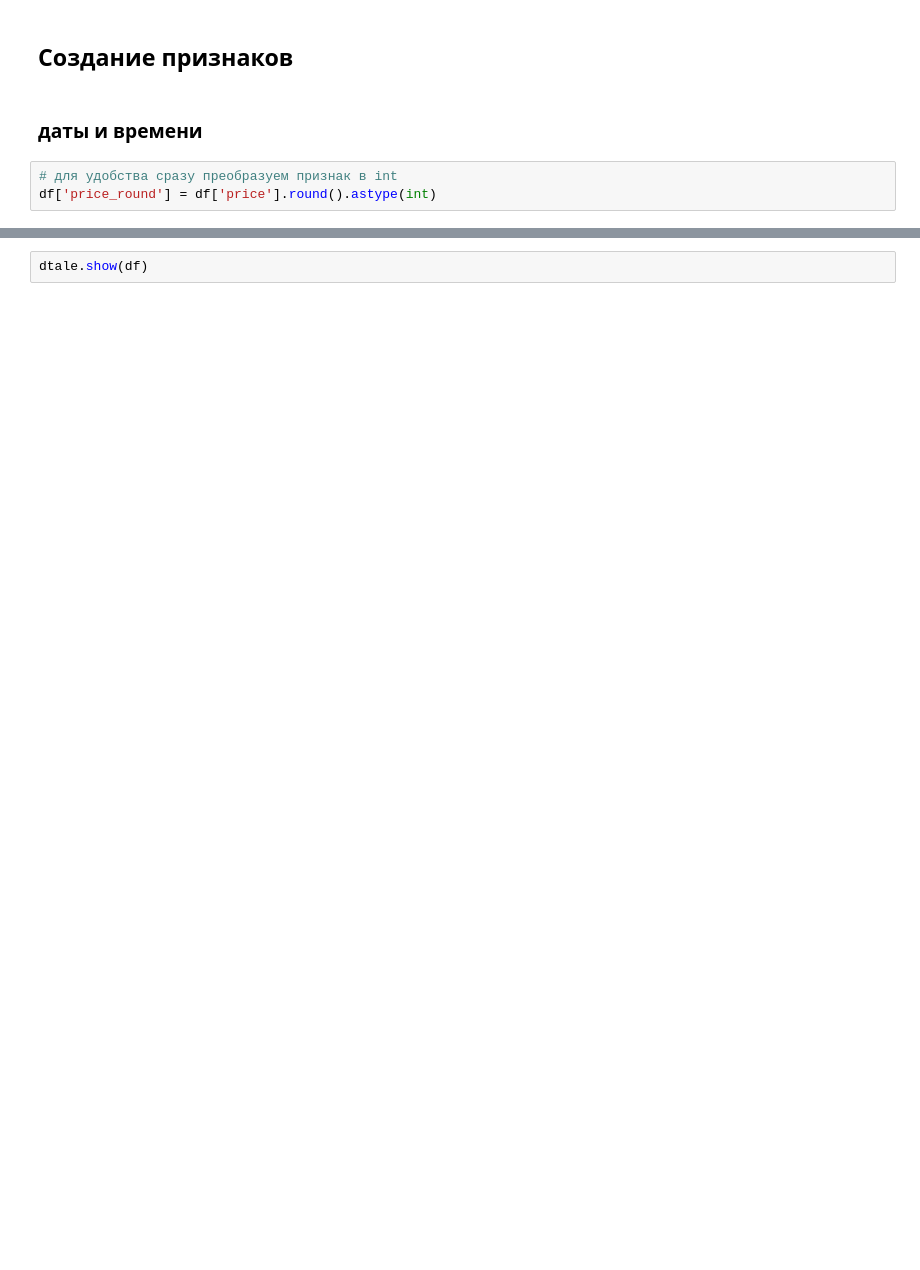
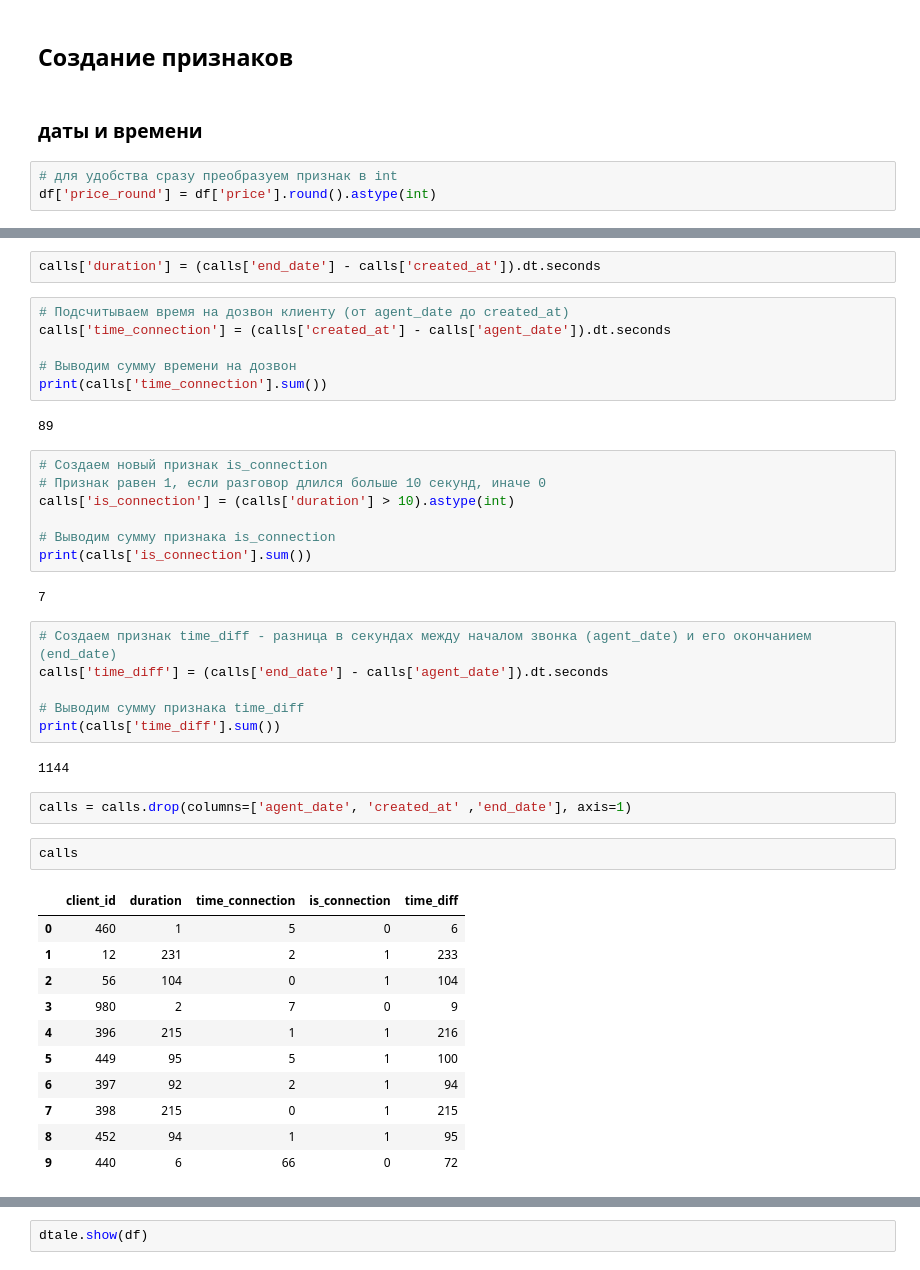
Before and after one commit to makss33323/S_F, a Jupyter notebook: EDA-3. Проектирование признаков/Проектирование_признаков.ipynb, the cells around one changed output, grey strips where cells are left out. Drawn from its saved outputs; the diff is of its cells as text; blank space fills up the shorter version.

```diff
--- a/EDA-3. Проектирование признаков/Проектирование_признаков.ipynb
+++ b/EDA-3. Проектирование признаков/Проектирование_признаков.ipynb
@@ -66,0 +196,43 @@ df['year'] = df.apply(lambda row: extract_wine_year(row['title'], row['designati
+# %%
+calls['duration'] = (calls['end_date'] - calls['created_at']).dt.seconds
+# %%
+# Подсчитываем время на дозвон клиенту (от agent_date до created_at)
+calls['time_connection'] = (calls['created_at'] - calls['agent_date']).dt.seconds
+
+# Выводим сумму времени на дозвон
+print(calls['time_connection'].sum())
+# %% [output]
+89
+# %%
+# Создаем новый признак is_connection
+# Признак равен 1, если разговор длился больше 10 секунд, иначе 0
+calls['is_connection'] = (calls['duration'] > 10).astype(int)
+
+# Выводим сумму признака is_connection
+print(calls['is_connection'].sum())
+# %% [output]
+7
+# %%
+# Создаем признак time_diff - разница в секундах между началом звонка (agent_date) и его окончанием (end_date)
+calls['time_diff'] = (calls['end_date'] - calls['agent_date']).dt.seconds
+
+# Выводим сумму признака time_diff
+print(calls['time_diff'].sum())
+# %% [output]
+1144
+# %%
+calls = calls.drop(columns=['agent_date', 'created_at' ,'end_date'], axis=1)
+# %%
+calls
+# %% [output]
+|  | client_id | duration | time_connection | is_connection | time_diff |
+| 0 | 460 | 1 | 5 | 0 | 6 |
+| 1 | 12 | 231 | 2 | 1 | 233 |
+| 2 | 56 | 104 | 0 | 1 | 104 |
+| 3 | 980 | 2 | 7 | 0 | 9 |
+| 4 | 396 | 215 | 1 | 1 | 216 |
+| 5 | 449 | 95 | 5 | 1 | 100 |
+| 6 | 397 | 92 | 2 | 1 | 94 |
+| 7 | 398 | 215 | 0 | 1 | 215 |
+| 8 | 452 | 94 | 1 | 1 | 95 |
+| 9 | 440 | 6 | 66 | 0 | 72 |
```
Also changed, not shown: parts of 24 cells of this notebook, 2 other files.
